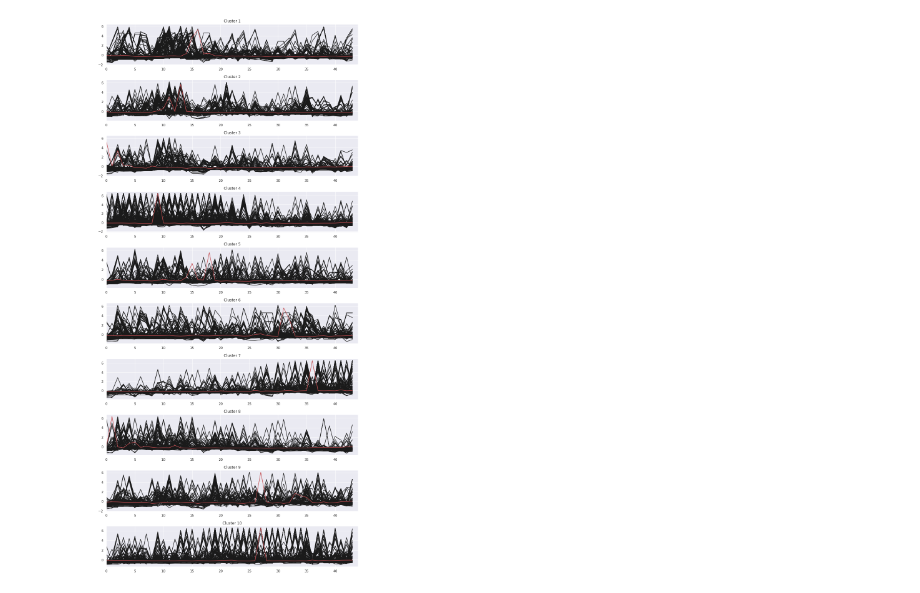
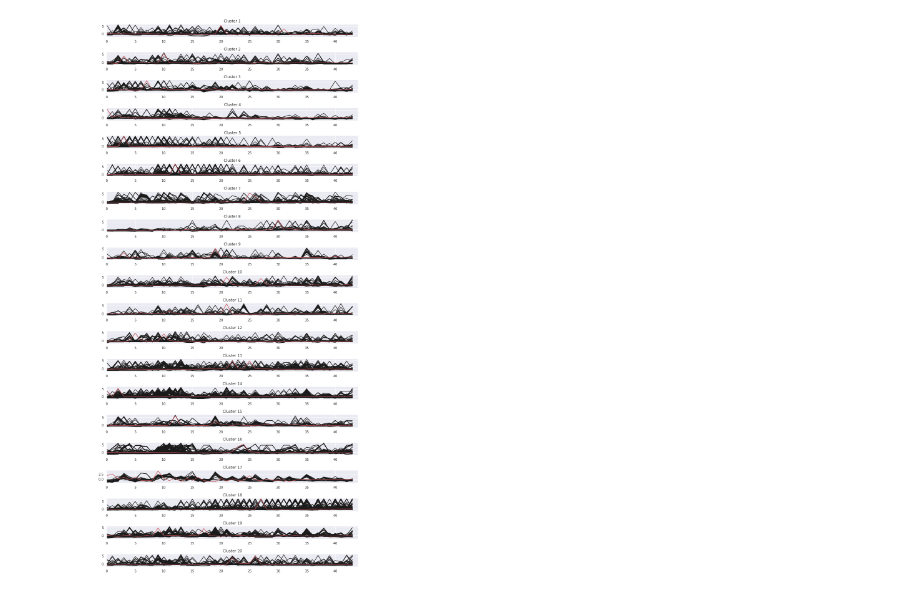
Before and after one commit to rodrigorivera/nr_clustering, a Jupyter notebook: notebooks/clustering_methods.ipynb, the cells around one changed output. Drawn from its saved outputs; the diff is of its cells as text; code cells hidden in the pictures.

```diff
--- a/notebooks/clustering_methods.ipynb
+++ b/notebooks/clustering_methods.ipynb
@@ -75,7 +75,7 @@ mu, sigma = 0, 0.1
 #data = np.log1p(
 data = np.log1p(data_series[:]) + np.abs(np.random.normal(mu, sigma, size=data_series.shape))
 # %%
-def plot_data(ks, X_train, y_pred, sz, n_clusters=3):
+def plot_data(ks, X_train, y_pred, sz, n_clusters=3, centroid=False):
 
     plt.figure(figsize=(12,25))
     for yi in range(n_clusters):
@@ -84,7 +84,8 @@ def plot_data(ks, X_train, y_pred, sz, n_clusters=3):
             #, alpha=.2
             plt.plot(xx.ravel(), "k-")
             #,
-        plt.plot(ks.cluster_centers_[yi].ravel(), "r-")
+        if centroid:
+            plt.plot(ks.cluster_centers_[yi].ravel(), "r-")
         plt.xlim(0, sz)
         #plt.ylim(-4, 4)
         plt.title("Cluster %d" % (yi + 1))
@@ -105,14 +106,27 @@ def normalize_data(data):
 
     return X_train, sz
 
-def k_means(data_series_normalized, n_clusters=3, verbose=True, seed=0):
+def k_shape(data_series_normalized, n_clusters=3, verbose=True, seed=0):
 
     # Euclidean k-means
     ks = KShape(n_clusters=n_clusters, verbose=verbose, random_state=seed)
 
     return ks, ks.fit_predict(X_train)
+
+def compute_scores(ks, X_train, y_pred):
+
+    scores = []
+    for yi in range(ks.n_clusters):
+        for xx in X_train[y_pred == yi]:
+            predicted = ks.cluster_centers_[yi].ravel()
+            actual = xx.ravel()
+            score = adjusted_rand_score(actual, predicted)
+            scores.append(score)
+
+    return scores
+    #print('score: {0} -- actual: {1} -- predicted: {2}'.format(score, actual, predicted))
 # %%
 X_train, sz = normalize_data(data_series[:500])
-ks, y_pred = k_means(X_train, n_clusters=10)
+ks, y_pred = k_shape(X_train, n_clusters=20)
 #plot_data(X_train, y_pred, sz, 10)
 # %% [output]
@@ -145,4 +152,4 @@ plt.boxplot(scores)
 # %%
-plot_data(ks, X_train, y_pred, sz, 10)
+plot_data(ks, X_train, y_pred, sz, ks.n_clusters)
 # %% [output]
-[figure, old version]
+[figure, new version]
```
Also changed, not shown: parts of 12 cells of this notebook.
